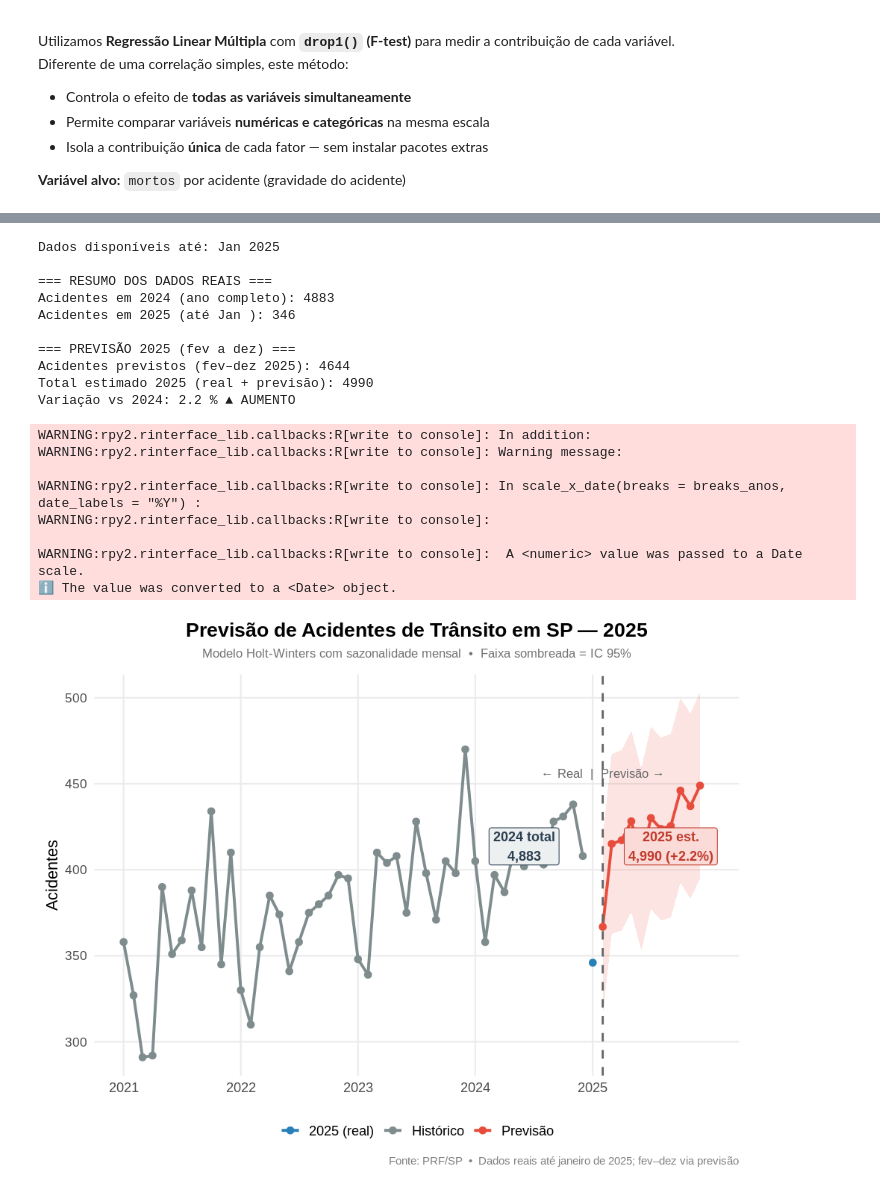
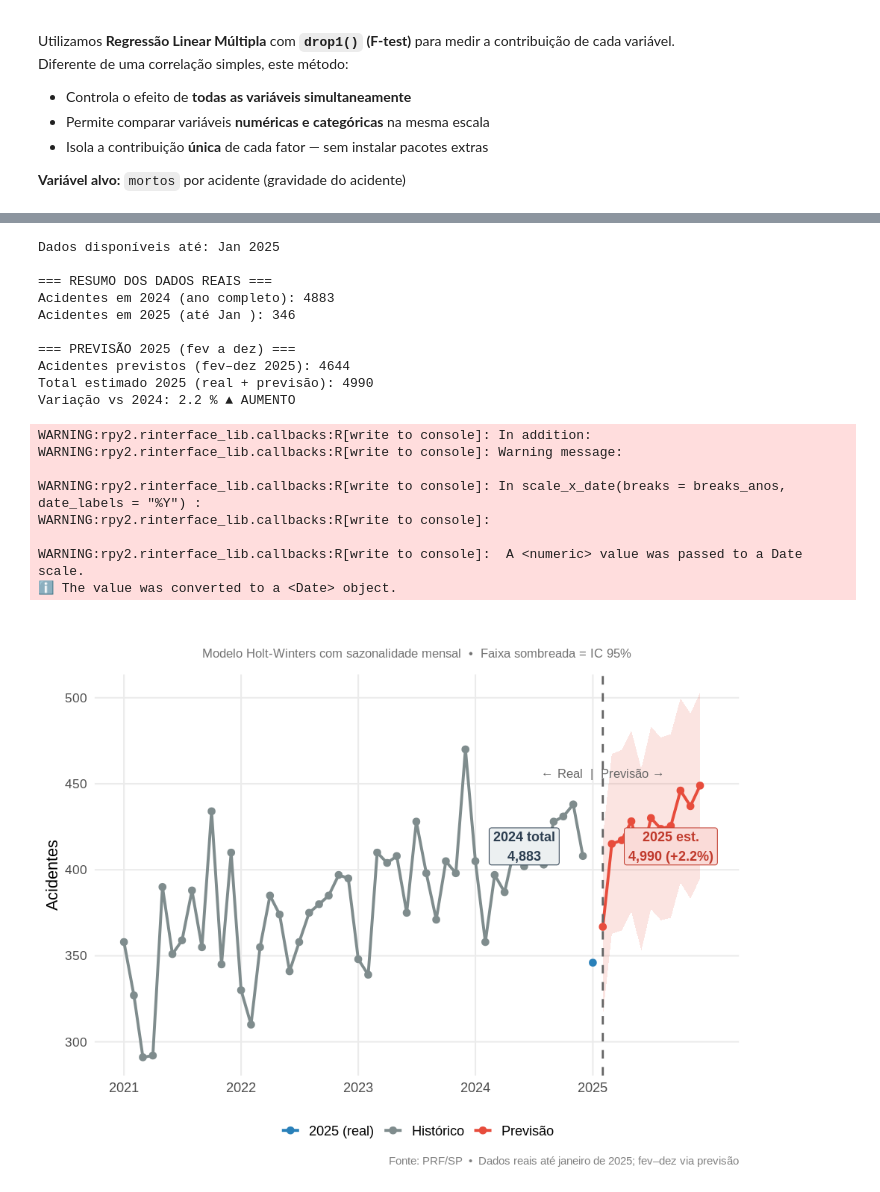
Before and after one commit to RCDS13/PI-JP-4SEM, a Jupyter notebook: analise_estatistica_transito.ipynb, the cells around one changed output, grey strips where cells are left out. Saved outputs shown, nothing was run; the diff lists cells and outputs as text; code cells hidden in the pictures.

```diff
--- a/analise_estatistica_transito.ipynb
+++ b/analise_estatistica_transito.ipynb
@@ -864,38 +853,38 @@ ggplot(df_plot, aes(x = data, y = fit, color = tipo)) +
 
   theme_minimal(base_size = 13) +
   labs(
-    title    = "Previsão de Acidentes de Trânsito em SP — 2025",
+    title    = "",
     subtitle = "Modelo Holt-Winters com sazonalidade mensal  •  Faixa sombreada = IC 95%",
     x = NULL, y = "Acidentes",
     caption  = "Fonte: PRF/SP  •  Dados reais até janeiro de 2025; fev–dez via previsão"
   ) +
   theme(
     plot.title       = element_text(face = "bold", size = 16, hjust = 0.5),
     plot.subtitle    = element_text(size = 10, hjust = 0.5, color = "gray45",
                                      margin = margin(b = 12)),
     plot.caption     = element_text(size = 9, color = "gray50"),
     axis.text.x      = element_text(size = 11),
     legend.position  = "bottom",
     legend.text      = element_text(size = 11),
     panel.grid.minor = element_blank()
   )
 # %% [output]
 Dados disponíveis até: Jan 2025
 
 === RESUMO DOS DADOS REAIS ===
 Acidentes em 2024 (ano completo): 4883
 Acidentes em 2025 (até Jan ): 346
 
 === PREVISÃO 2025 (fev a dez) ===
 Acidentes previstos (fev–dez 2025): 4644
 Total estimado 2025 (real + previsão): 4990
 Variação vs 2024: 2.2 % ▲ AUMENTO
 WARNING:rpy2.rinterface_lib.callbacks:R[write to console]: In addition:
 WARNING:rpy2.rinterface_lib.callbacks:R[write to console]: Warning message:
 
 WARNING:rpy2.rinterface_lib.callbacks:R[write to console]: In scale_x_date(breaks = breaks_anos, date_labels = "%Y") :
 WARNING:rpy2.rinterface_lib.callbacks:R[write to console]:
 
 WARNING:rpy2.rinterface_lib.callbacks:R[write to console]:  A <numeric> value was passed to a Date scale.
 ℹ The value was converted to a <Date> object.
-[figure, old version]
+[figure, new version]
```
Also changed, not shown: parts of 10 cells of this notebook.
